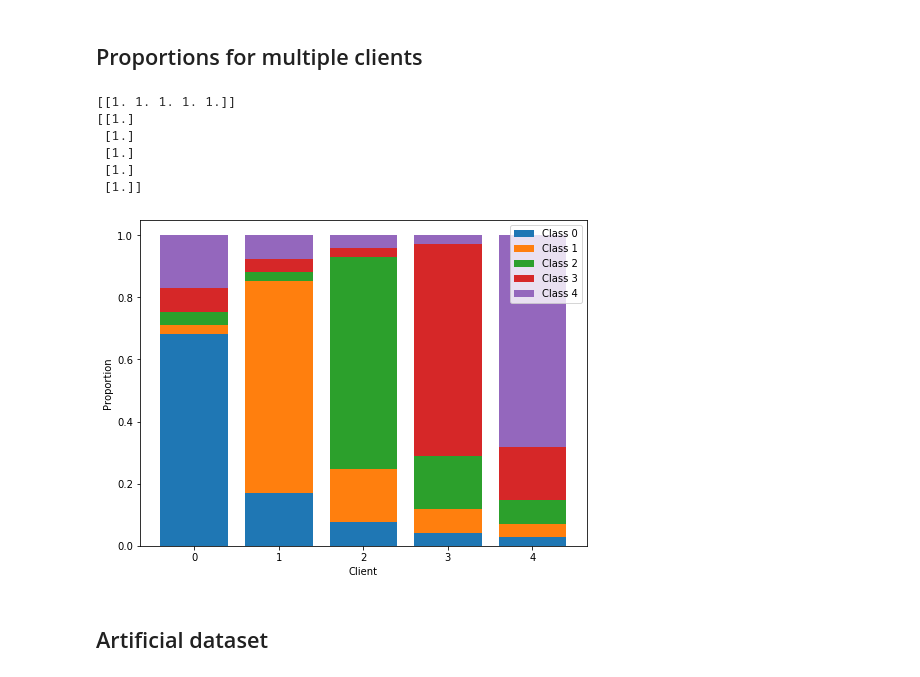
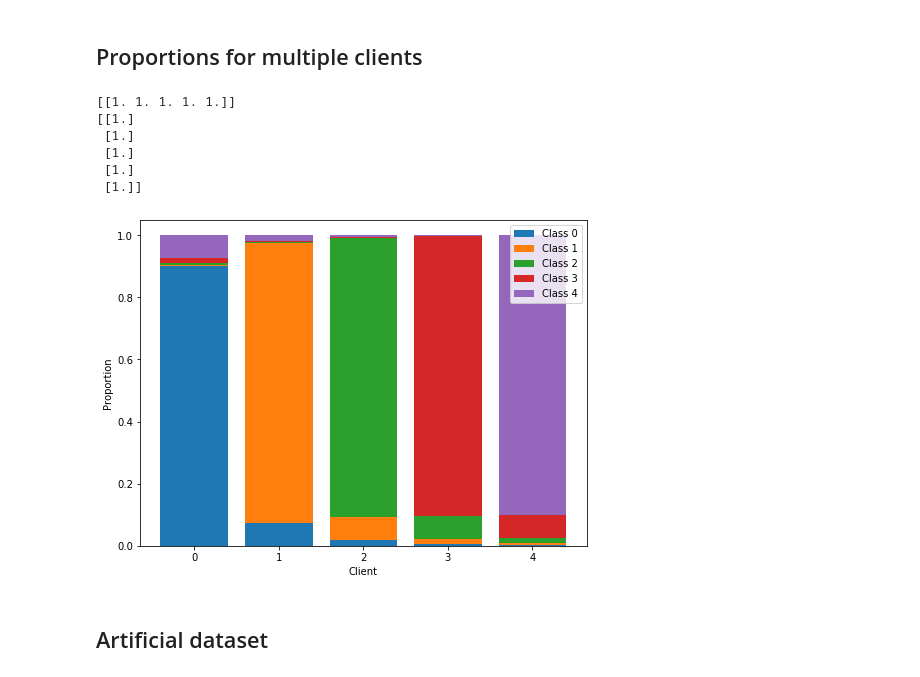
Before and after one commit to afrin-afia/project_644, a Jupyter notebook: utils/Experiments.ipynb, the cells around one changed output. Cells and saved outputs as stored; diff of their text form; code cells hidden in the pictures.

```diff
--- a/utils/Experiments.ipynb
+++ b/utils/Experiments.ipynb
@@ -93,33 +93,33 @@ i: 12, s: 19.936, Obj: 1.000, err: 0.000, d: 0.000
 ## Proportions for multiple clients
 # %%
 N = 5
-s = 2
+s = unbal_param(N, p=0.9)
 Y = np.zeros((N,N))
 x = np.array(list(range(N)))
 fig1 = plt.figure(figsize = (8,6))
 ax1 = fig1.add_subplot(1,1,1)
 row = np.zeros(x.shape)
 
 for client in range(N):
     yclient = np.array([zipf((i-client)%N+1, N, s) for i in x])
     Y[client] = yclient
     row += yclient
     ax1.bar(x,row, zorder = N - client, label=f'Class {client}')
 
 ax1.set_xticks(x)
 ax1.set_xlabel("Client")
 ax1.set_ylabel("Proportion")
 ax1.legend(loc="upper right")
 print(Y.sum(axis = 0, keepdims = True))
 print(Y.sum(axis = 1, keepdims = True))
 # %% [output]
 [[1. 1. 1. 1. 1.]]
 [[1.]
  [1.]
  [1.]
  [1.]
  [1.]]
-[figure, old version]
+[figure, new version]
 # %% [markdown]
 ## Artificial dataset
 # %%
```
Also changed, not shown: 3 other files.
